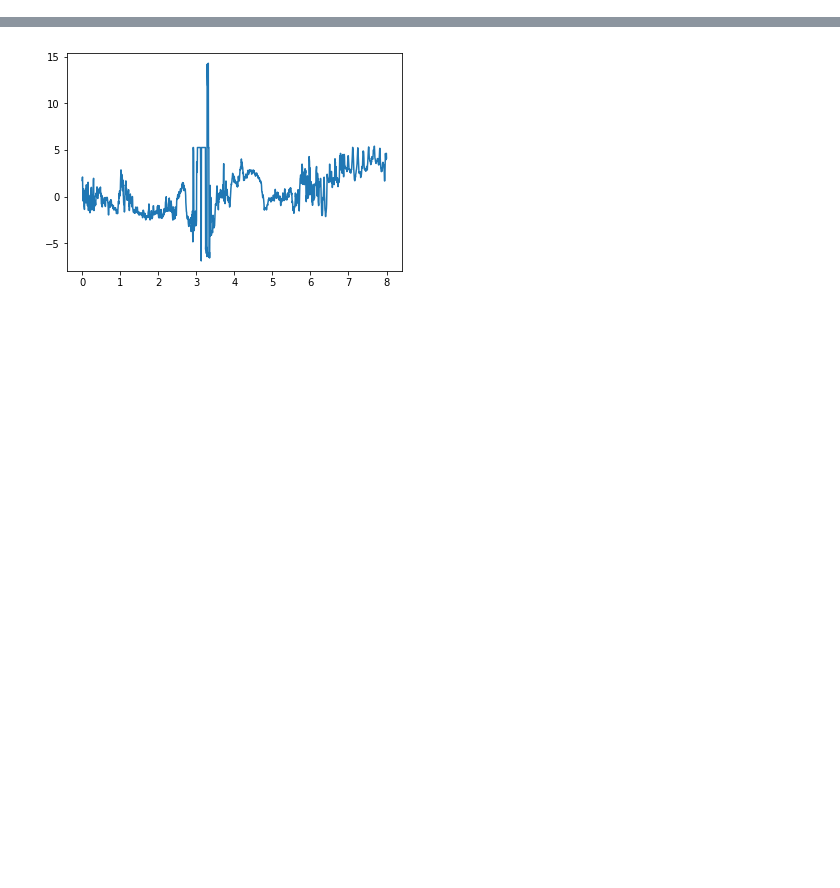
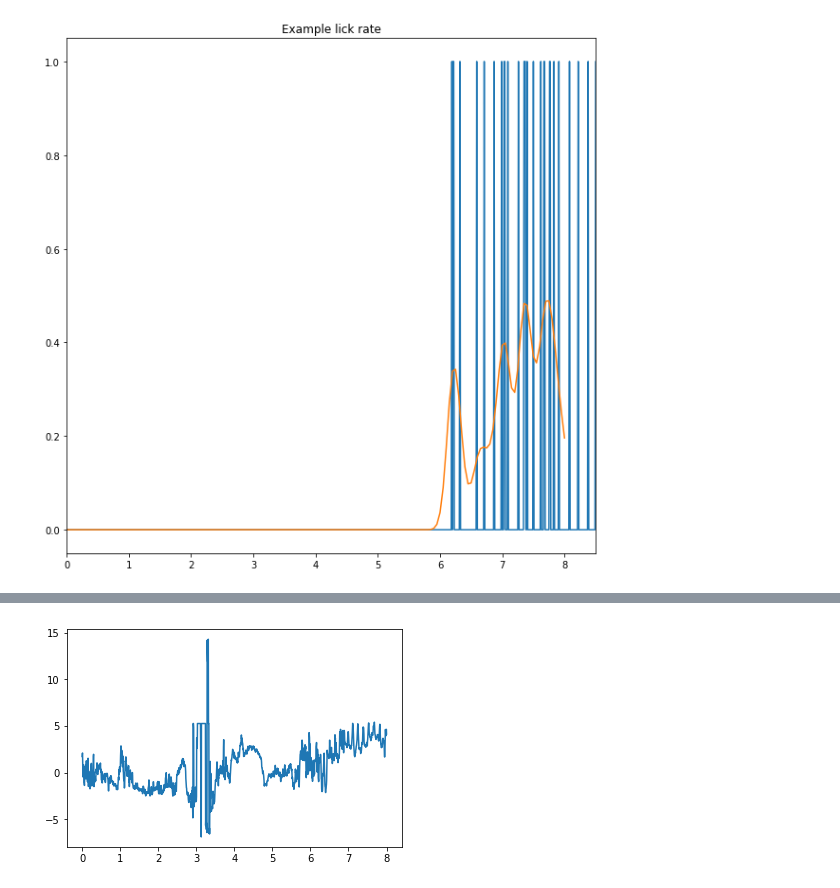
Before and after one commit to aleksejs-fomins/nest-mesoscopic-metric-test, a Jupyter notebook: codes/analysis_real/behaviour-analysis-template.ipynb, the cells around one changed output, grey strips where cells are left out. Cells and saved outputs as stored; diff of their text form; code cells hidden in the pictures; blank space fills up the shorter version.

```diff
--- a/codes/analysis_real/behaviour-analysis-template.ipynb
+++ b/codes/analysis_real/behaviour-analysis-template.ipynb
@@ -23,0 +83,41 @@ Appended library directory /home/alyosha/work/nest-mesoscopic-metric-test/codes/
+# %%
+pwd = '/mnt/hifo_scratch1/Yaro/data_for_TE/'
+m_path = gui_fpath("Select data directory", pwd)
+f_lick = read_lick(m_path)
+# %%
+param_resample = {'method' : 'averaging', 'kind' : 'kernel', 'ker_sig2' : (2.0/TARGET_FREQ)**2}
+l,r = trunc_idx(f_lick['tLicks'], 0, 8)
+tLicksTrunc = f_lick['tLicks'][l:r]
+
+
+data_lick = np.zeros((nTrials, TARGET_NTIMES))
+keymap_lick = {
+    'iGO'    : 'licks_go',
+    'iNOGO'  : 'licks_nogo',
+    'iFA'    : 'licks_FA',
+    'iMISS'  : 'licks_miss'}
+
+for k, v in keymap_lick.items():
+    if len(f_lick[v]) > 0:
+        # Truncate data
+        lick_trunc = f_lick[v][l:r]
+
+        # Resample and stitch all trials back together into one 2D matrix
+        # Note MATLAB index in behaviour is +1
+        for iSubTrial, iTrialMATLAB in enumerate(behaviour[k]):
+            data_lick[iTrialMATLAB-1] = resample(tLicksTrunc, lick_trunc[:, iSubTrial], TARGET_TIMES, param_resample)
+
+# Normalizing
+data_lick /= np.max(data_lick)
+
+# Plot before
+plt.figure(figsize=(10,10))
+plt.plot(f_lick['tLicks'], f_lick['licks_go'][:, 10])
+
+# Plot after
+plt.plot(TARGET_TIMES, data_lick[behaviour['iGO'][10]-1])
+plt.title("Example lick rate")
+plt.xlim([0, 8.5])
+plt.show()
+# %% [output]
+[figure, added]
```
Also changed, not shown: parts of 23 cells of this notebook, 12 other files.
